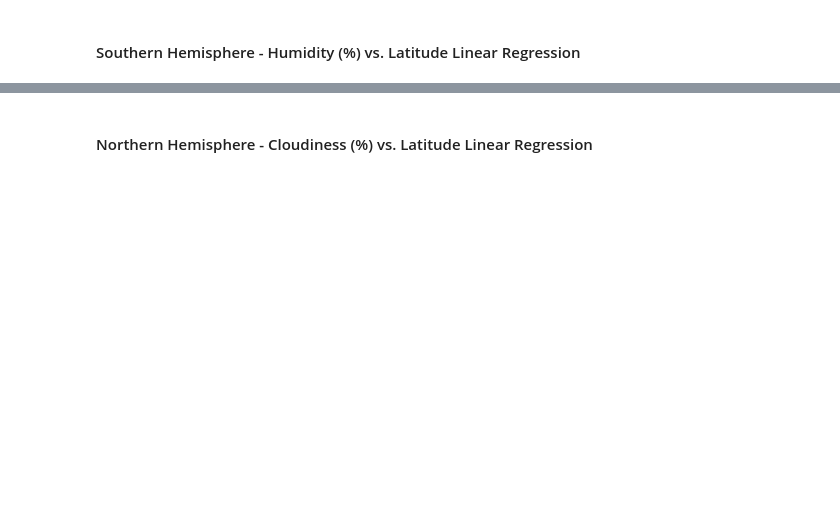
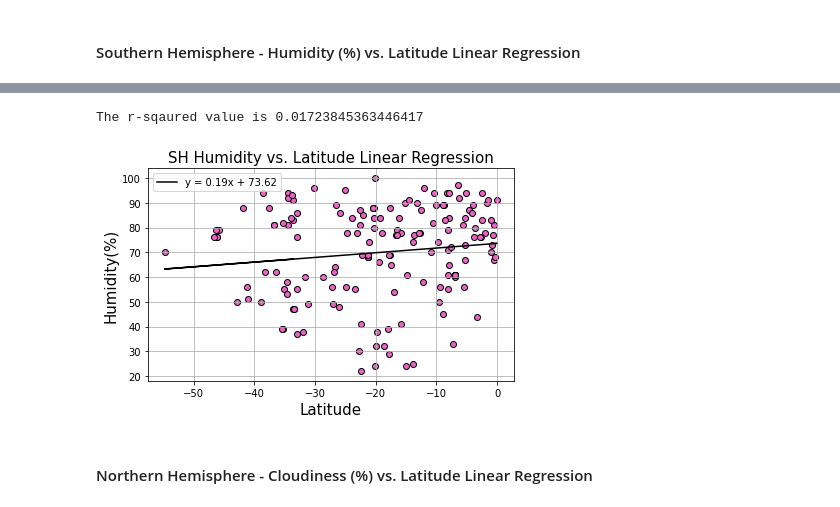
Before and after one commit to skumble27/python-api-challenge, a Jupyter notebook: WeatherPy/WeatherPy_Draft2.ipynb, the cells around one changed output, grey strips where cells are left out. Drawn from its saved outputs; the diff is of its cells as text; code cells hidden in the pictures; blank space fills up the shorter version.

```diff
--- a/WeatherPy/WeatherPy_Draft2.ipynb
+++ b/WeatherPy/WeatherPy_Draft2.ipynb
@@ -319,2 +365,31 @@ The r-value is: 0.014985174297345524
+# %%
+# Creating New y_axis data
+x_sh_latitude = southern_hemisphere_cities_df['Lattitude']
+y_sh_humidity = southern_hemisphere_cities_df['Humidity']
+
+# Setting the Linear Regression Equation
+latsh_slope, latsh_int, latsh_r,latsh_p,latsh_stderr = st.linregress(x_sh_latitude,y_sh_humidity)
+
+# Linear Regression Label
+line_eq = "y = " + str(round(latsh_slope,2)) + "x + " + str(round(latsh_int,2))
+
+line_of_best_fit = x_sh_latitude * latsh_slope + latsh_int
+
+# Plotting the scatter plots with the Linear Regression Equation
+fig2, ax2 = plt.subplots()
+ax2.set_title('SH Humidity vs. Latitude Linear Regression',fontsize=15)
+ax2.set_ylabel('Humidity(%)', fontsize=15)
+ax2.set_xlabel('Latitude',fontsize=15)
+ax2.plot(x_sh_latitude,line_of_best_fit,'black')
+ax2.scatter(x_sh_latitude,y_sh_humidity, edgecolors='black',c='#eb63c6')
+ax2.grid(True)
+ax2.legend([line_eq])
+fig2.tight_layout()
+plt.savefig('../Images/sh_Latitude_vs_Humidity.png')
+print(f'The r-sqaured value is {latsh_r**2}')
+plt.show()
+# %% [output]
+The r-sqaured value is 0.01723845363446417
+[figure, added]
 # %% [markdown]
 ####  Northern Hemisphere - Cloudiness (%) vs. Latitude Linear Regression
```
Also changed, not shown: parts of 16 cells of this notebook, 7 other files.
